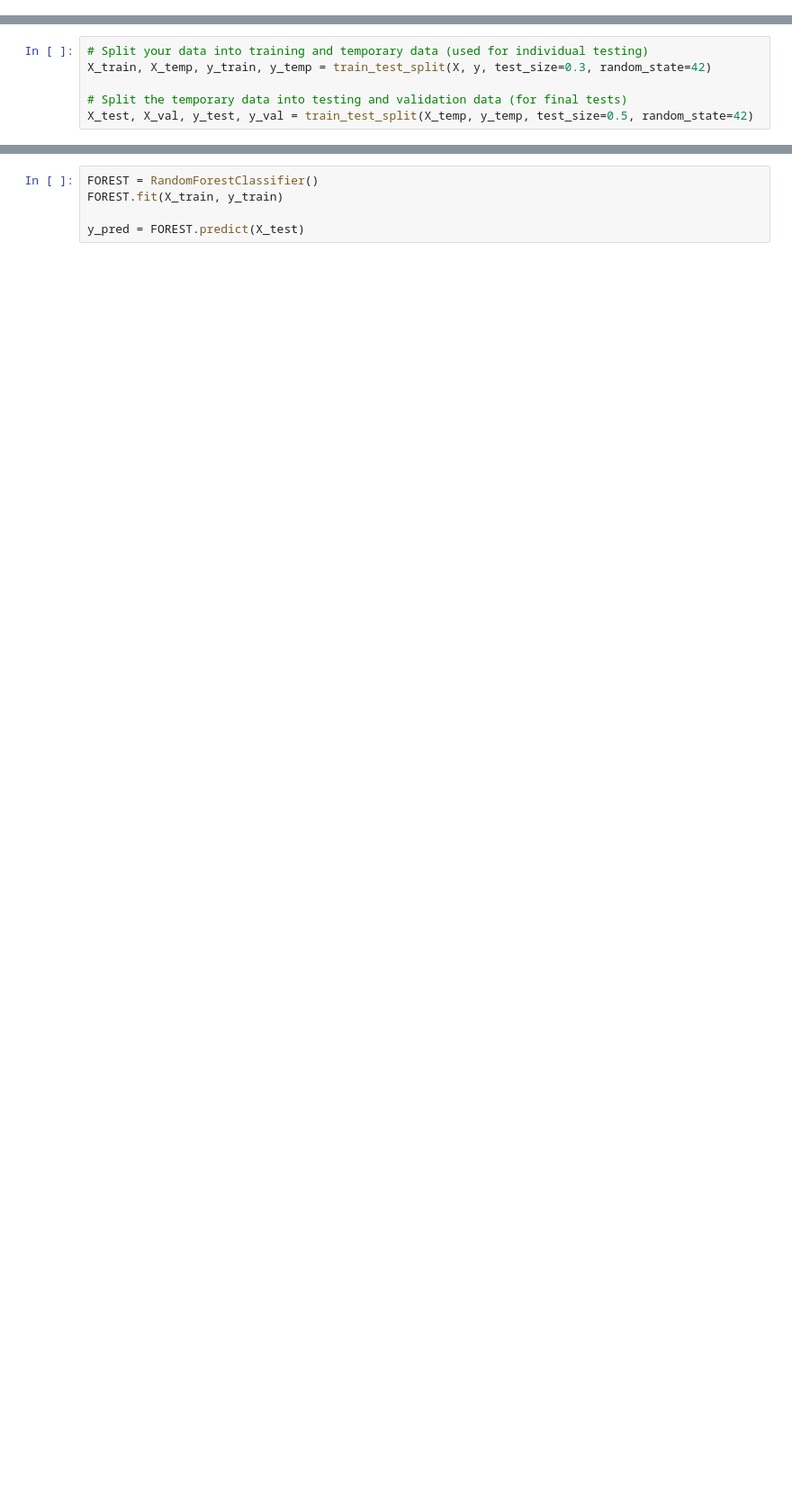
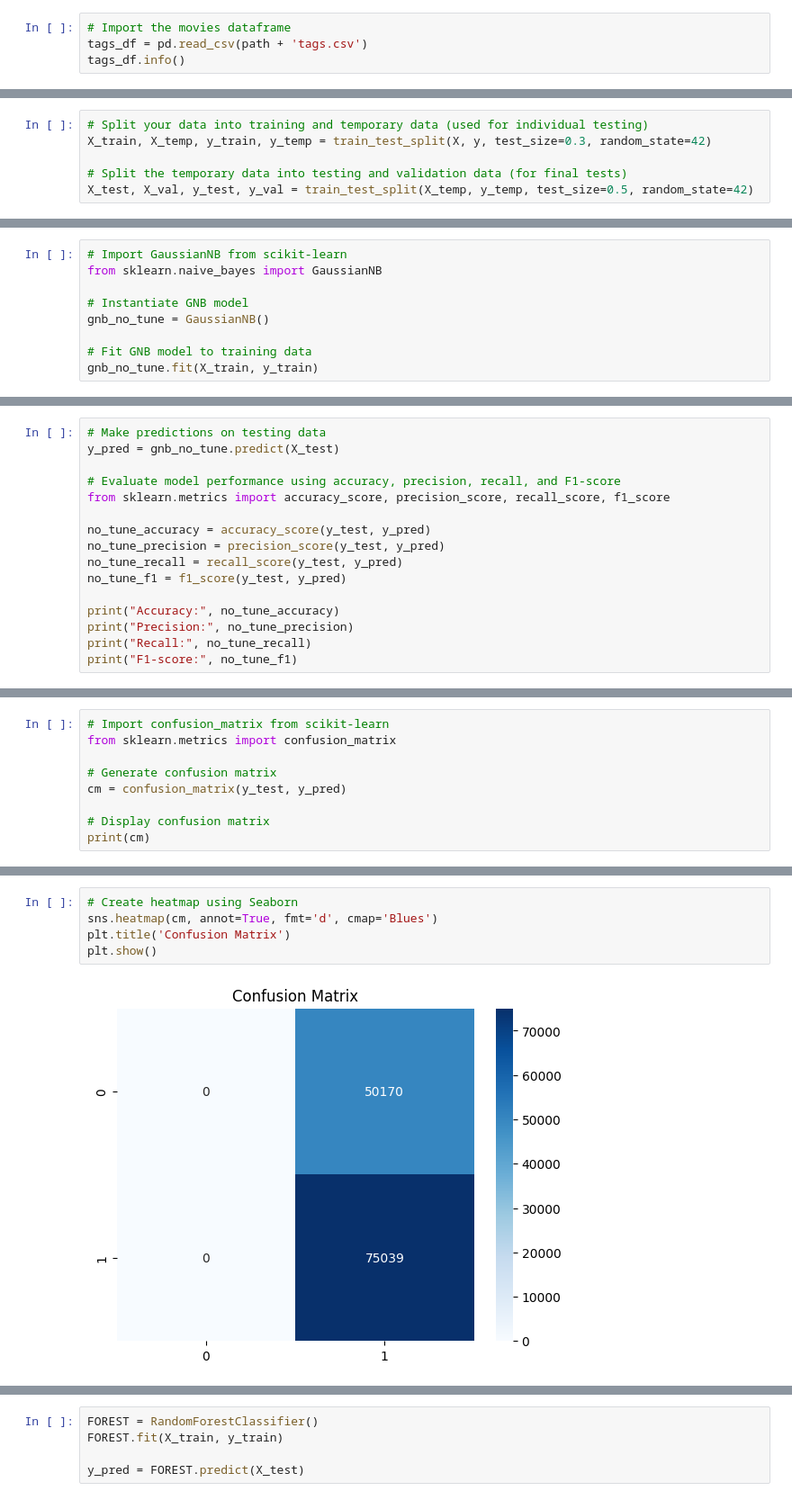
Before and after one commit to maliabarker/CS533-team-assignment, a Jupyter notebook: group-project.ipynb, the cells around one changed output, grey strips where cells are left out. Shown at 90% size. Drawn from its saved outputs; the diff is of its cells as text; blank space fills up the shorter version.

```diff
--- a/group-project.ipynb
+++ b/group-project.ipynb
@@ -105,0 +61,4 @@ memory usage: 33.4+ MB
+# %%
+# Import the movies dataframe
+tags_df = pd.read_csv(path + 'tags.csv')
+tags_df.info()
@@ -439,0 +305,9 @@ accuracy_score(y_true=y_temp, y_pred=y_pred)
+# %%
+# Import GaussianNB from scikit-learn
+from sklearn.naive_bayes import GaussianNB
+
+# Instantiate GNB model
+gnb_no_tune = GaussianNB()
+
+# Fit GNB model to training data
+gnb_no_tune.fit(X_train, y_train)
@@ -439,0 +316,16 @@ accuracy_score(y_true=y_temp, y_pred=y_pred)
+# %%
+# Make predictions on testing data
+y_pred = gnb_no_tune.predict(X_test)
+
+# Evaluate model performance using accuracy, precision, recall, and F1-score
+from sklearn.metrics import accuracy_score, precision_score, recall_score, f1_score
+
+no_tune_accuracy = accuracy_score(y_test, y_pred)
+no_tune_precision = precision_score(y_test, y_pred)
+no_tune_recall = recall_score(y_test, y_pred)
+no_tune_f1 = f1_score(y_test, y_pred)
+
+print("Accuracy:", no_tune_accuracy)
+print("Precision:", no_tune_precision)
+print("Recall:", no_tune_recall)
+print("F1-score:", no_tune_f1)
@@ -439,0 +337,9 @@ accuracy_score(y_true=y_temp, y_pred=y_pred)
+# %%
+# Import confusion_matrix from scikit-learn
+from sklearn.metrics import confusion_matrix
+
+# Generate confusion matrix
+cm = confusion_matrix(y_test, y_pred)
+
+# Display confusion matrix
+print(cm)
@@ -439,0 +364,7 @@ accuracy_score(y_true=y_temp, y_pred=y_pred)
+# %%
+# Create heatmap using Seaborn
+sns.heatmap(cm, annot=True, fmt='d', cmap='Blues')
+plt.title('Confusion Matrix')
+plt.show()
+# %% [output]
+[figure, added]
```
Also changed, not shown: parts of 64 cells of this notebook.
